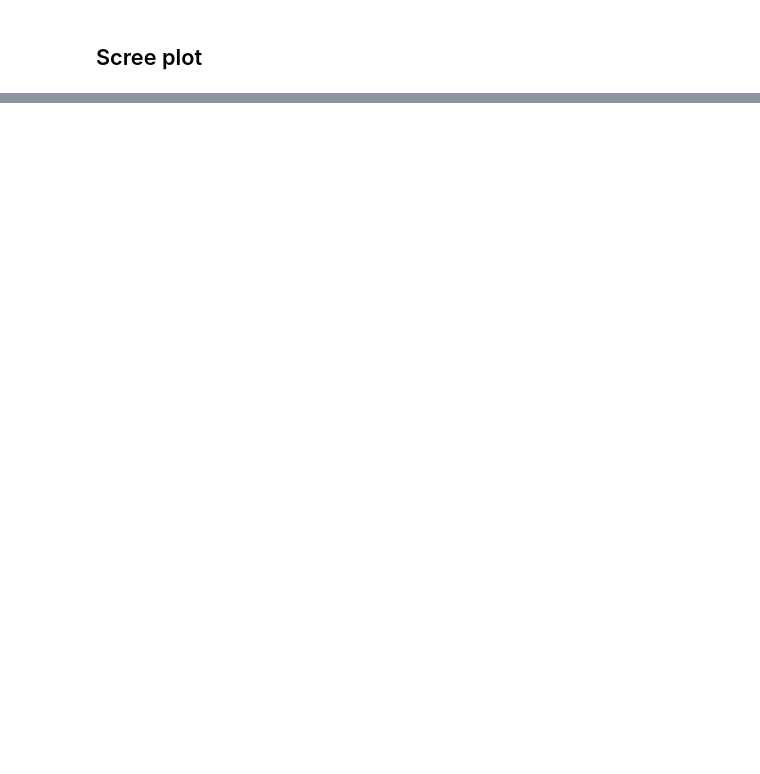
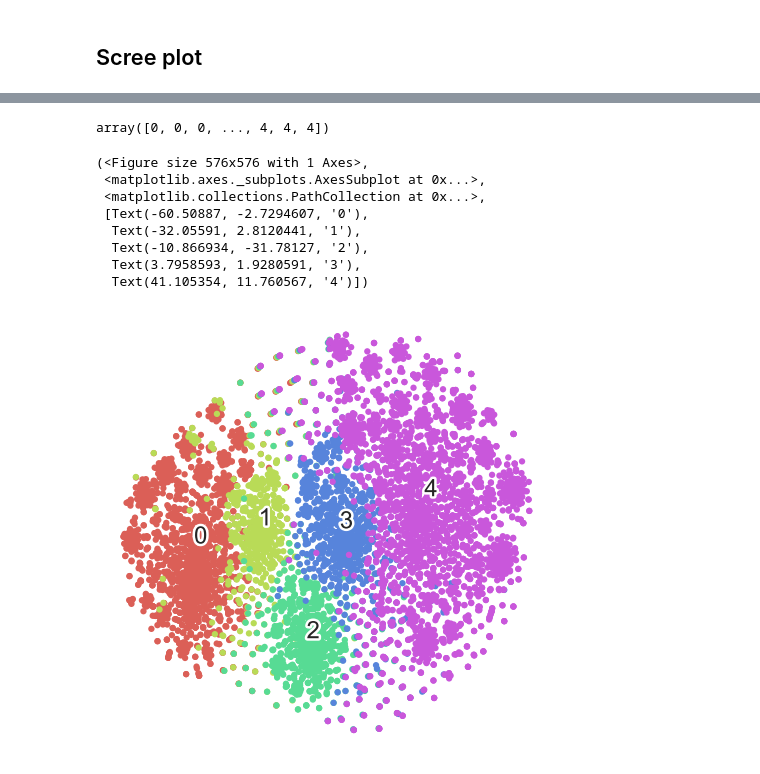
Before and after one commit to mdominguez2010/Trump-Speech-NLP, a Jupyter notebook: code/PCA.ipynb, the cells around one changed output, grey strips where cells are left out. Saved outputs shown, nothing was run; the diff lists cells and outputs as text; code cells hidden in the pictures; blank space fills up the shorter version.

```diff
--- a/code/PCA.ipynb
+++ b/code/PCA.ipynb
@@ -84,0 +115,4 @@ df_tfidf = pd.DataFrame(X_tfidf.toarray(), columns=tfidf_vectorizer.get_feature_
+# %%
+# Concatenate the state dataframes into one and fillnas with 0
+df = pd.concat([df_az, df_ne, df_wi, df_mi, df_pa])
+df.fillna(0, inplace=True)
@@ -157,0 +209,52 @@ plt.title('Cumulative explained variance by PCA for digits');
+# %%
+# We first reorder the data points according to the handwritten numbers.
+X = np.vstack([df[df.State==i]
+               for i in range(5)])
+y = np.hstack([df.State[df.State==i]
+               for i in range(5)])
+# %%
+y
+# %% [output]
+array([0, 0, 0, ..., 4, 4, 4])
+# %%
+
+tsne = TSNE(random_state=RS).fit_transform(X)
+# %%
+def scatter(x, colors):
+    # We choose a color palette with seaborn.
+    palette = np.array(sns.color_palette("hls", 5))
+
+    # We create a scatter plot.
+    f = plt.figure(figsize=(8, 8))
+    ax = plt.subplot(aspect='equal')
+    sc = ax.scatter(x[:,0], x[:,1], lw=0, s=40,
+                    c=palette[colors.astype(np.int)])
+    plt.xlim(-25, 25)
+    plt.ylim(-25, 25)
+    ax.axis('off')
+    ax.axis('tight')
+
+    # We add the labels for each digit.
+    txts = []
+    for i in range(5):
+        # Position of each label.
+        xtext, ytext = np.median(x[colors == i, :], axis=0)
+        txt = ax.text(xtext, ytext, str(i), fontsize=24)
+        txt.set_path_effects([
+            PathEffects.Stroke(linewidth=5, foreground="w"),
+            PathEffects.Normal()])
+        txts.append(txt)
+
+    return f, ax, sc, txts
+# %%
+scatter(tsne, y)
+# %% [output]
+(<Figure size 576x576 with 1 Axes>,
+ <matplotlib.axes._subplots.AxesSubplot at 0x...>,
+ <matplotlib.collections.PathCollection at 0x...>,
+ [Text(-60.50887, -2.7294607, '0'),
+  Text(-32.05591, 2.8120441, '1'),
+  Text(-10.866934, -31.78127, '2'),
+  Text(3.7958593, 1.9280591, '3'),
+  Text(41.105354, 11.760567, '4')])
+[figure, added]
```
Also changed, not shown: parts of 31 cells of this notebook, 1 other file.
